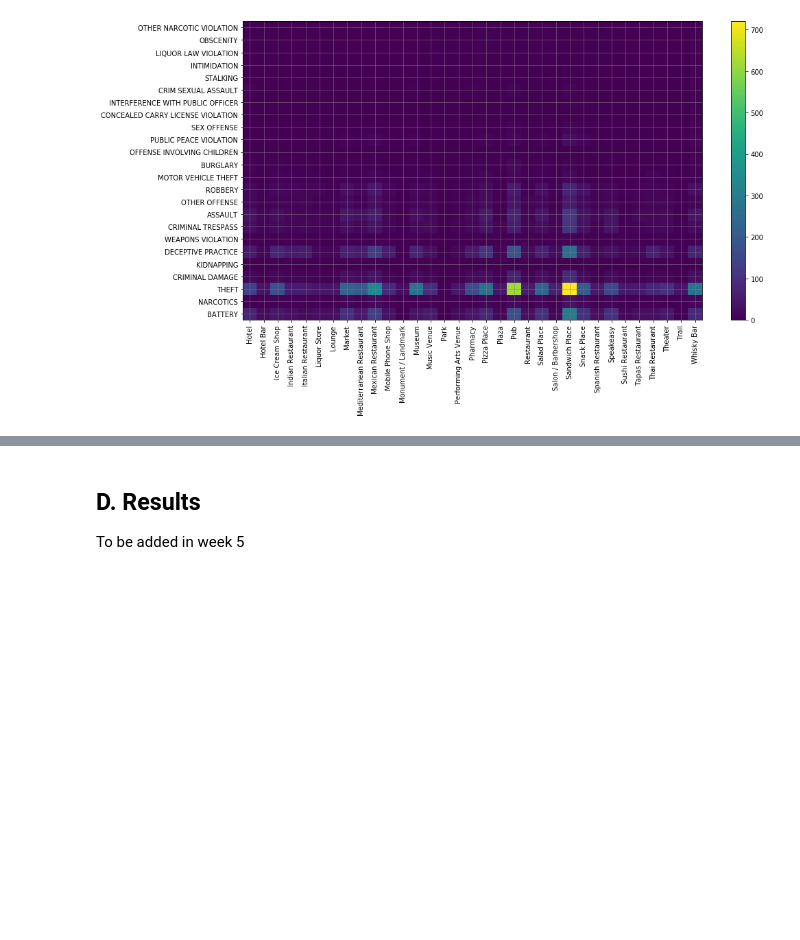
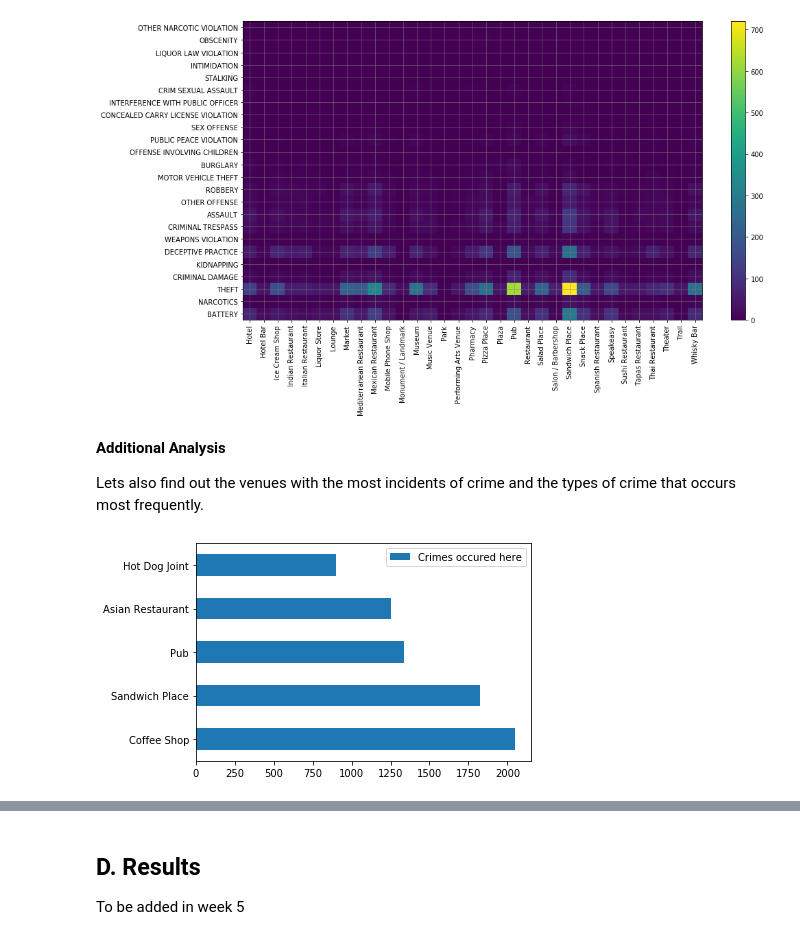
Before and after one commit to gnz5/Capstone-Project, a Jupyter notebook: Final Project.ipynb, the cells around one changed output, grey strips where cells are left out. Cells and saved outputs as stored; diff of their text form; code cells hidden in the pictures; blank space fills up the shorter version.

```diff
--- a/Final Project.ipynb
+++ b/Final Project.ipynb
@@ -236,6 +237,9 @@ crime_by_venue
 # %%
 # will save this dataframe because it took a long time to compute
 crime_by_venue.to_excel("crime_by_venue.xlsx")
+# %%
+# now lets load it again (project not completed all at once)
+crime_by_venue = pd.read_excel("crime_by_venue.xlsx").rename(mapper={'Unnamed: 0':''}, axis=1).set_index('')
 # %%
 # lets drop all rows whose columns are all zeros
 # (corresponds to a type of crime that has not occured at any of these venue types)
@@ -271,3 +275,13 @@ plt.grid(color='grey', linestyle='-', linewidth=0.5)
 plt.show()
 # %% [output]
 [figure]
+# %% [markdown]
+<b> Additional Analysis </b>
+
+Lets also find out the venues with the most incidents of crime and the types of crime that occurs most frequently.
+# %%
+crimes_near_each_venue = crime_by_venue.sum(axis=0).sort_values(ascending=False).to_frame().rename(columns={0:'Number of Incidents'})
+ax = crimes_near_each_venue.head(5).plot(kind='barh', legend='a')
+ax.legend(['Crimes occured here']);
+# %% [output]
+[figure, added]
```
Also changed, not shown: parts of 11 cells of this notebook, 5 other files.
